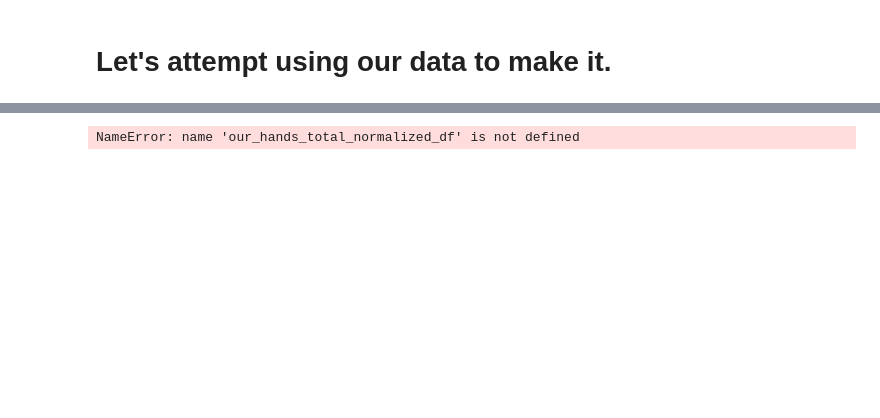
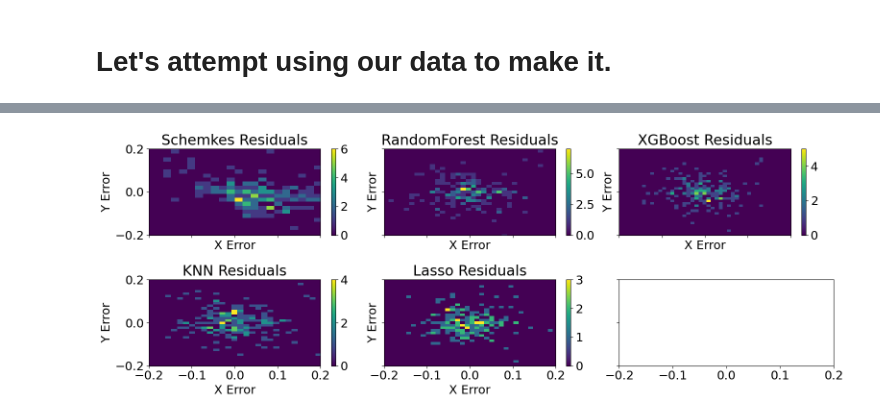
Before and after one commit to MarekTran/hypothenar-inferrence, a Jupyter notebook: main.ipynb, the cells around one changed output, grey strips where cells are left out. Saved outputs shown, nothing was run; the diff lists cells and outputs as text; code cells hidden in the pictures; blank space fills up the shorter version.

```diff
--- a/main.ipynb
+++ b/main.ipynb
@@ -2059,14 +2088,14 @@ if os.path.isfile("output_new/knn_bayes_opt_hypothenar.pkl"):
     with open("output_new/knn_bayes_opt_hypothenar.pkl", "rb") as f:
         knn_opt_hypothenar = pickle.load(f)
 else:
-    knn_opt_hypothenar.fit(X_test_hypo, y_test_hypo)
+    knn_opt_hypothenar.fit(X_train_hypo, y_train_hypo)
 
 # Print best parameters and scores
 print("Best Parameters:", knn_opt_hypothenar.best_params_)
 print("Best Validation Score:", knn_opt_hypothenar.best_score_)
 # Evaluate on the test set
 test_score = r2_score(
-    y_train_hypo, knn_opt_hypothenar.best_estimator_.predict(X_train_hypo)
+    y_test_hypo, knn_opt_hypothenar.best_estimator_.predict(X_test_hypo)
 )
 print("Test Set Score:", test_score)
 
@@ -2109,13 +2138,13 @@ if os.path.isfile("output_new/lasso_bayes_opt_hypothenar.pkl"):
     with open("output_new/lasso_bayes_opt_hypothenar.pkl", "rb") as f:
         lasso_opt_hypothenar = pickle.load(f)
 else:
-    lasso_opt_hypothenar.fit(X_test_hypo, y_test_hypo)
+    lasso_opt_hypothenar.fit(X_train_hypo, y_train_hypo)
 
 print("Best Parameters:", lasso_opt_hypothenar.best_params_)
 print("Best Validation Score:", lasso_opt_hypothenar.best_score_)
 # Evaluate on the test set
 test_score = r2_score(
-    y_train_hypo, lasso_opt_hypothenar.best_estimator_.predict(X_train_hypo)
+    y_test_hypo, lasso_opt_hypothenar.best_estimator_.predict(X_test_hypo)
 )
 print("Test Set Score:", test_score)
 
@@ -2291,3 +2287,48 @@ plt.savefig(f'plots/hypoth_tuned_loss_k{k}.png')
+# %%
+# Fit the first model
+tuned_models_hypothenar[0].fit(X_train_hypo, y_train_hypo)
+
+# Calculate residuals_hypo for all models
+residuals_hypo = []
+for i in range(len(tuned_models_hypothenar)):
+    y_pred = tuned_models_hypothenar[i].predict(X_test_hypo)
+    residuals_hypo.append(y_pred - y_test_hypo.to_numpy())
+
+# Find the overall min and max residual values for consistent scaling
+min_x = min([np.min(res[:, 0]) for res in residuals_hypo])
+max_x = max([np.max(res[:, 0]) for res in residuals_hypo])
+min_y = min([np.min(res[:, 1]) for res in residuals_hypo])
+max_y = max([np.max(res[:, 1]) for res in residuals_hypo])
+# Create subplots with shared scales
+plt.rcParams.update({'font.size': 18})
+fig, axes = plt.subplots(2, 3, figsize=(16, 6), sharex=True, sharey=True)
+
+# Increase font size for all subplots
+
+axes = axes.flatten()
+
+for i in range(len(tuned_models_hypothenar)):
+    ax = axes[i]
+    # Using hist2d for heatmap-like representation
+    _, _, _, im = ax.hist2d(residuals_hypo[i][:, 0], residuals_hypo[i][:, 1], bins=30, cmap='viridis')
+    ax.set_xlabel('X Error')
+    ax.set_ylabel('Y Error')
+    ax.set_title(f'{tuned_models_names_hypo[i]} Residuals')
+    ax.set_xlim(-0.2, 0.2)  # Setting x-limits to [-0.25, 0.25]
+    ax.set_ylim(-0.2, 0.2)  # Setting y-limits to [-0.25, 0.25]
+    fig.colorbar(im, ax=ax)  # Adding a colorbar to each subplot
+    # Fill the white background inside plot with lowest viridis color #440154
+    ax.patch.set_facecolor('#440154')
+
+
+    # ax.patch.set_facecolor('black')
+
+plt.tight_layout()
+# Save the plot
+plt.savefig('plots/residuals_heatmap_hypo.png')
+plt.show()
+# %% [output]
+[figure, added]
 # %%
 def get_denormalized_predictions(original_df, predictions, target_keypoints_columns, hand_keypoints = None):
     """
@@ -2309,19 +2350,3 @@ def get_denormalized_predictions(original_df, predictions, target_keypoints_colu
     image_space_with_predictions_df = transform_to_image_space(image_space_with_predictions_df, hand_keypoints)
 
     return image_space_with_predictions_df
-# %%
-schemkes_model_hypothenar.fit(X_train_hypothenar, y_train_hypothenar)
-# xgb_opt_hypothenar.best_estimator_.fit(X_train_hypothenar, y_train_hypothenar)
-temp_df = our_hands_total_normalized_df.copy()
-
-schemkes_hypothenar_predictions = schemkes_model_hypothenar.predict(X_hypothenar)
-# xgb_opt_hypotenar_predictions = xgb_opt_hypothenar.best_estimator_.predict(X_train_hypothenar)
-# Get the same rows from temp_df as X_train_hypothenar
-temp_df = temp_df.loc[X_hypothenar.index]
-# Get the denormalized predictions
-our_hands_total_with_hypothenar_predictions = get_denormalized_predictions(temp_df,
-                                                                          schemkes_hypothenar_predictions,
-                                                                          ['PRED_HYPOTHENAR_x', 'PRED_HYPOTHENAR_y'],
-                                                                          None)
-# %% [output]
-NameError: name 'our_hands_total_normalized_df' is not defined
```
Also changed, not shown: parts of 61 cells of this notebook.
